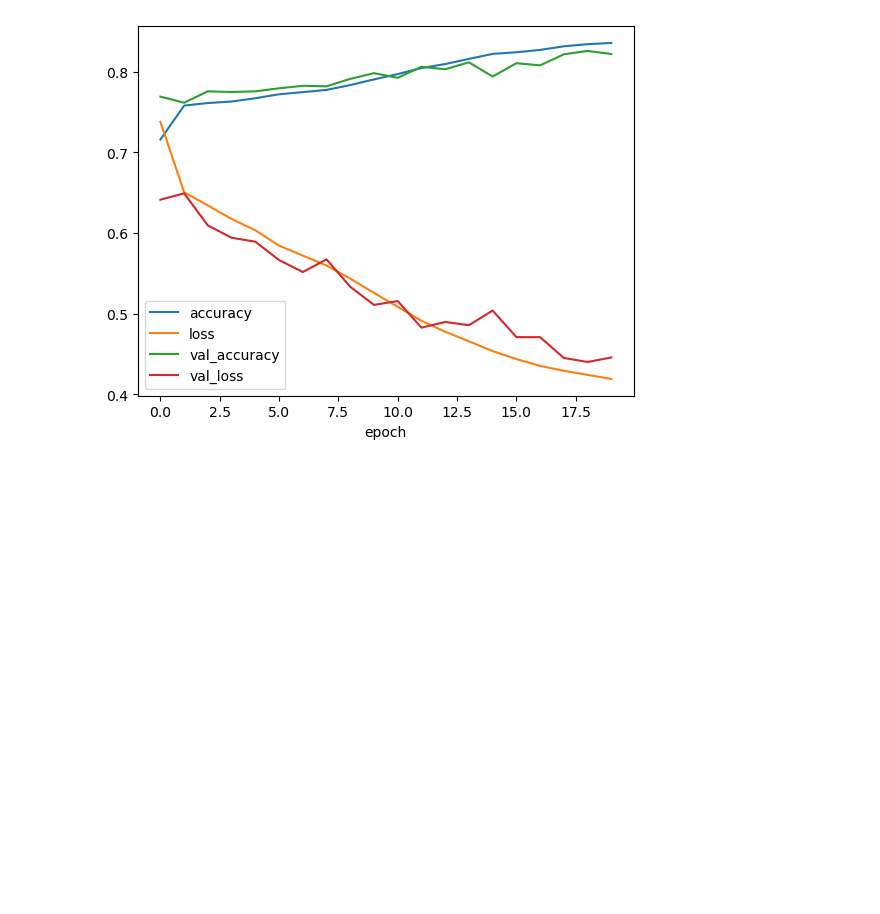
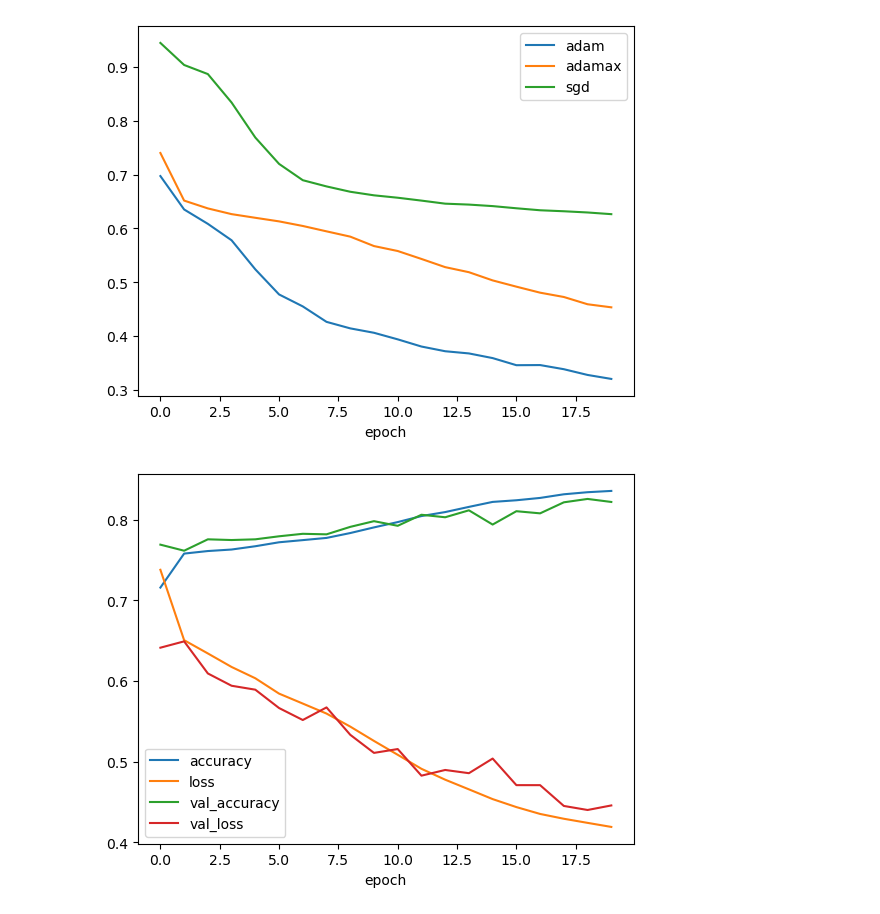
Before and after one commit to koji-dayo/GZ2, a Jupyter notebook: 3class/Convolutional Neural Network data size20.ipynb, the cells around one changed output. Saved outputs shown, nothing was run; the diff lists cells and outputs as text; code cells hidden in the pictures; blank space fills up the shorter version.

```diff
--- a/3class/Convolutional Neural Network data size20.ipynb
+++ b/3class/Convolutional Neural Network data size20.ipynb
@@ -97,3 +125,12 @@ Epoch 20/20
+# %%
+plt.plot(history.epoch, l_list[0]['loss'], label="adam")
+plt.plot(history.epoch, l_list[1]['loss'], label="adamax")
+plt.plot(history.epoch, l_list[2]['loss'], label="sgd")
+plt.xlabel("epoch")
+plt.legend()
+plt.show()
+# %% [output]
+[figure, added]
 # %%
 import matplotlib.pyplot as plt
 plt.plot(history.epoch, history.history["accuracy"], label="accuracy")
```
Also changed, not shown: parts of 6 cells of this notebook, 4 other files.
